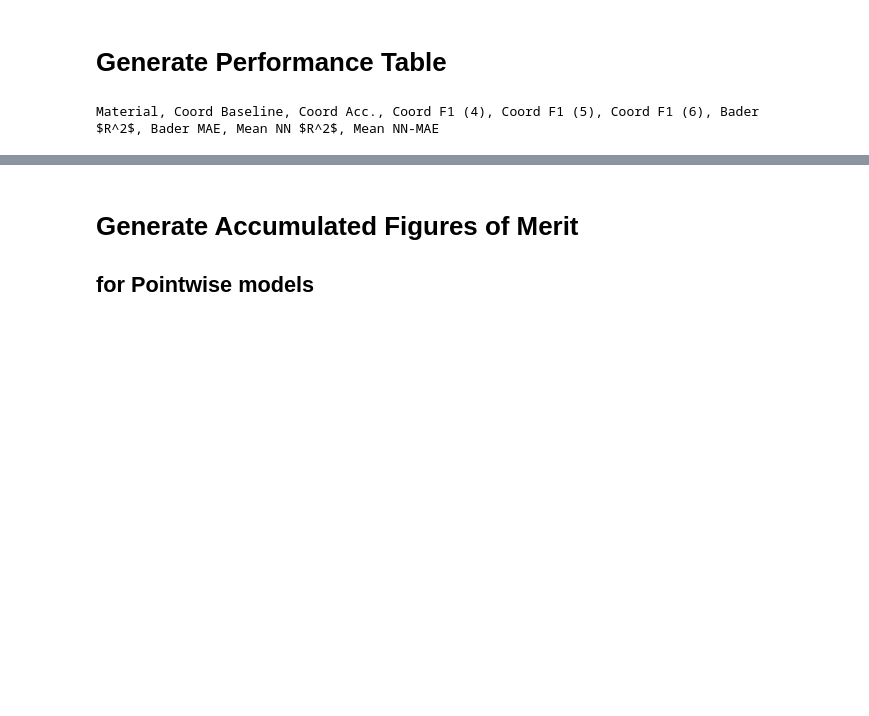
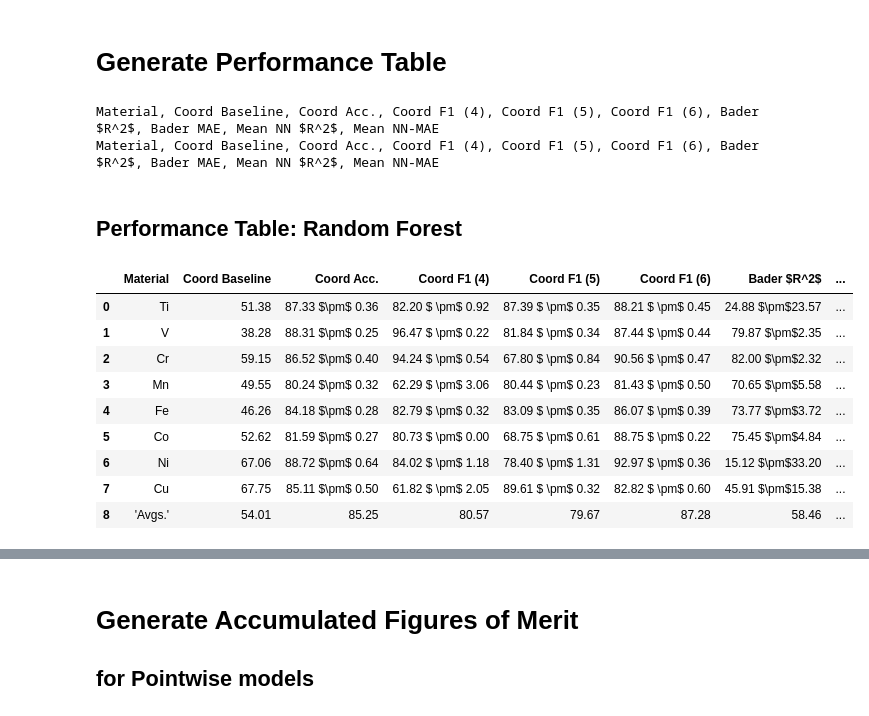
Before and after one commit to fengchenLBL/trixs-dl-models, a Jupyter notebook: Train_Run_DL_Models.ipynb, the cells around one changed output, grey strips where cells are left out. Cells and saved outputs as stored; diff of their text form; code cells hidden in the pictures; blank space fills up the shorter version.

Commit message:
performance table

```diff
--- a/Train_Run_DL_Models.ipynb
+++ b/Train_Run_DL_Models.ipynb
@@ -794,5 +794,81 @@ avgs = list(np.round(np.array(avgs)/8,2))
 avgs[0]='Avgs.'
 f.write(str(avgs).strip('[').strip(']'))
 f.close()
+
+### Neural Networks model
+f = open(figure_write_folder+'/pointwise_table_{}_nn.csv'.format(norm_str),'w')
+print(str(headers).strip('[').strip(']').replace("'",""))
+f.write(str(headers).strip('[').strip(']').replace("'","")+'\n')
+avgs = [0 for _ in range(len(headers))]
+
+for pair in target_elements_groups:
+    i=1
+
+    elt = pair[0]
+
+    the_str = elt+','
+
+    the_str += "%.2f" %accuracies_nn[str(pair)+'-GuessMode'] +','
+    avgs[i] += accuracies_nn[str(pair)+'-GuessMode']; i+=1;
+
+    the_str += "%.2f" %accuracies_nn[str(pair)+'-Coord'] +' $\pm$ '
+    the_str += "%.2f" %deviations_nn[str(pair)+'-Coord']  +','
+    avgs[i] += accuracies_nn[str(pair)+'-Coord']; i+=1;
+
+    the_str += "%.2f" %accuracies_nn[str(pair)+'-Coord-F1'][0] + ' $ \pm$ '
+    the_str += "%.2f" %deviations_nn[str(pair)+'-Coord-F1'][0] + ', '
+    avgs[i] += accuracies_nn[str(pair)+'-Coord-F1'][0]; i+=1;
+
+
+    the_str += "%.2f" %accuracies_nn[str(pair)+'-Coord-F1'][1] + ' $ \pm$ '
+    the_str += "%.2f" %deviations_nn[str(pair)+'-Coord-F1'][1] + ', '
+    avgs[i] += accuracies_nn[str(pair)+'-Coord-F1'][1]; i+=1;
+
+    the_str += "%.2f" %accuracies_nn[str(pair)+'-Coord-F1'][2] + ' $ \pm$ '
+    the_str += "%.2f" %deviations_nn[str(pair)+'-Coord-F1'][2] + ', '
+    avgs[i] += accuracies[str(pair)+'-Coord-F1'][2]; i+=1;
+
+
+    the_str += "%.2f" %accuracies_nn[str(pair)+'-Bader'] +' $\pm$'
+    the_str += "%.2f" %deviations_nn[str(pair)+'-Bader'] +','
+    avgs[i] += accuracies_nn[str(pair)+'-Bader']; i+=1;
+
+
+    the_str += "%.3f" %accuracies_nn[str(pair)+'-Bader-MAE'] +' $\pm$'
+    the_str += "%.3f" %deviations_nn[str(pair)+'-Bader-MAE'] +' , '
+    avgs[i] += accuracies_nn[str(pair)+'-Bader-MAE']; i+=1;
+
+
+    the_str += "%.2f" %accuracies_nn[str(pair)+'-MeanDist'] +' $\pm$'
+    the_str += "%.2f" %deviations_nn[str(pair)+'-MeanDist'] +','
+    avgs[i] += accuracies_nn[str(pair)+'-MeanDist']; i+=1;
+
+
+    the_str += "%.3f" %accuracies_nn[str(pair)+'-MeanDist-MAE'] +' $\pm$'
+    the_str += "%.3f" %deviations_nn[str(pair)+'-MeanDist-MAE']
+    avgs[i] += accuracies_nn[str(pair)+'-MeanDist-MAE']; i+=1;
+
+    f.write(the_str+'\n')
+
+avgs = list(np.round(np.array(avgs)/8,2))
+avgs[0]='Avgs.'
+f.write(str(avgs).strip('[').strip(']'))
+f.close()
 # %% [output]
 Material, Coord Baseline, Coord Acc., Coord F1 (4), Coord F1 (5), Coord F1 (6), Bader $R^2$, Bader MAE, Mean NN $R^2$, Mean NN-MAE
+Material, Coord Baseline, Coord Acc., Coord F1 (4), Coord F1 (5), Coord F1 (6), Bader $R^2$, Bader MAE, Mean NN $R^2$, Mean NN-MAE
+# %% [markdown]
+## Performance Table: Random Forest
+# %%
+pandas.read_csv(figure_write_folder+'/pointwise_table_{}.csv'.format(norm_str))
+# %% [output]
+|  | Material | Coord Baseline | Coord Acc. | Coord F1 (4) | Coord F1 (5) | Coord F1 (6) | Bader $R^2$ | ... |
+| 0 | Ti | 51.38 | 87.33 $\pm$ 0.36 | 82.20 $ \pm$ 0.92 | 87.39 $ \pm$ 0.35 | 88.21 $ \pm$ 0.45 | 24.88 $\pm$23.57 | ... |
+| 1 | V | 38.28 | 88.31 $\pm$ 0.25 | 96.47 $ \pm$ 0.22 | 81.84 $ \pm$ 0.34 | 87.44 $ \pm$ 0.44 | 79.87 $\pm$2.35 | ... |
+| 2 | Cr | 59.15 | 86.52 $\pm$ 0.40 | 94.24 $ \pm$ 0.54 | 67.80 $ \pm$ 0.84 | 90.56 $ \pm$ 0.47 | 82.00 $\pm$2.32 | ... |
+| 3 | Mn | 49.55 | 80.24 $\pm$ 0.32 | 62.29 $ \pm$ 3.06 | 80.44 $ \pm$ 0.23 | 81.43 $ \pm$ 0.50 | 70.65 $\pm$5.58 | ... |
+| 4 | Fe | 46.26 | 84.18 $\pm$ 0.28 | 82.79 $ \pm$ 0.32 | 83.09 $ \pm$ 0.35 | 86.07 $ \pm$ 0.39 | 73.77 $\pm$3.72 | ... |
+| 5 | Co | 52.62 | 81.59 $\pm$ 0.27 | 80.73 $ \pm$ 0.00 | 68.75 $ \pm$ 0.61 | 88.75 $ \pm$ 0.22 | 75.45 $\pm$4.84 | ... |
+| 6 | Ni | 67.06 | 88.72 $\pm$ 0.64 | 84.02 $ \pm$ 1.18 | 78.40 $ \pm$ 1.31 | 92.97 $ \pm$ 0.36 | 15.12 $\pm$33.20 | ... |
+| 7 | Cu | 67.75 | 85.11 $\pm$ 0.50 | 61.82 $ \pm$ 2.05 | 89.61 $ \pm$ 0.32 | 82.82 $ \pm$ 0.60 | 45.91 $\pm$15.38 | ... |
+| 8 | 'Avgs.' | 54.01 | 85.25 | 80.57 | 79.67 | 87.28 | 58.46 | ... |
```
Also changed, not shown: parts of 2 cells of this notebook, 1 other file.
